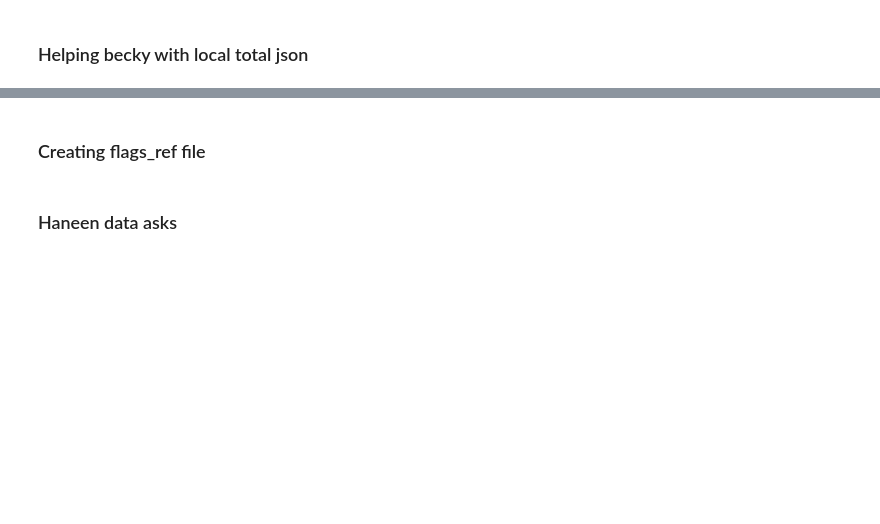
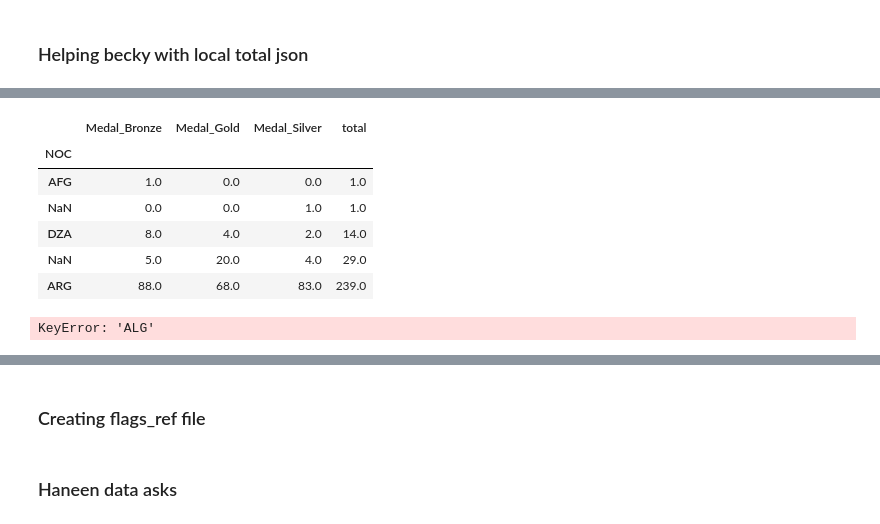
Before and after one commit to sponre01/Project_2, a Jupyter notebook: data_preprocessing/Preprocessing Data.ipynb, the cells around one changed output, grey strips where cells are left out. Drawn from its saved outputs; the diff is of its cells as text; code cells hidden in the pictures; blank space fills up the shorter version.

```diff
--- a/data_preprocessing/Preprocessing Data.ipynb
+++ b/data_preprocessing/Preprocessing Data.ipynb
@@ -79,0 +115,15 @@ with open(address) as json_file:
+# %%
+full_table = full_table.set_index('NOC')
+full_table.head()
+# %% [output]
+|  | Medal_Bronze | Medal_Gold | Medal_Silver | total |
+| NOC |  |  |  |  |
+| AFG | 1.0 | 0.0 | 0.0 | 1.0 |
+| NaN | 0.0 | 0.0 | 1.0 | 1.0 |
+| DZA | 8.0 | 4.0 | 2.0 | 14.0 |
+| NaN | 5.0 | 20.0 | 4.0 | 29.0 |
+| ARG | 88.0 | 68.0 | 83.0 | 239.0 |
+# %%
+full_table['ALG']
+# %% [output]
+KeyError: 'ALG'
```
Also changed, not shown: parts of 20 cells of this notebook, 6 other files.
